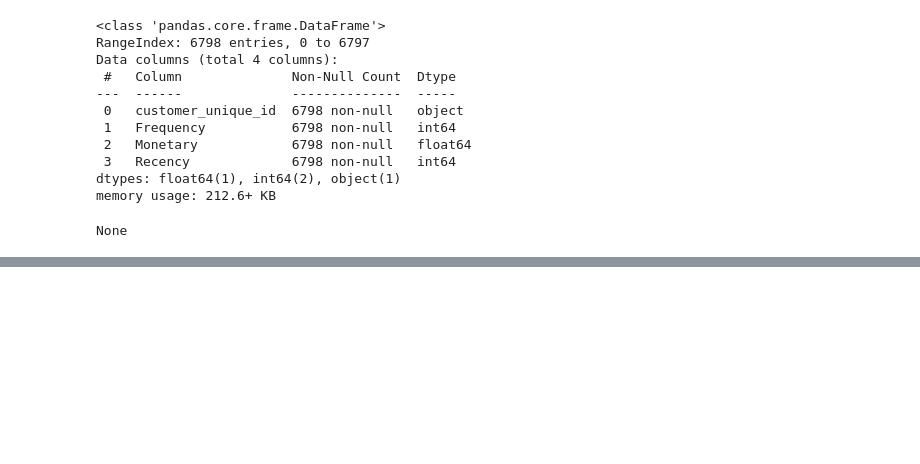
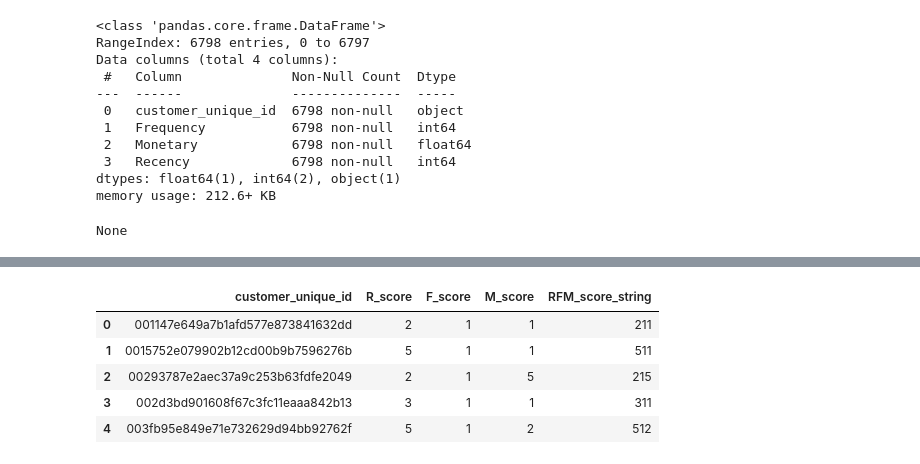
Before and after one commit to RizkiRdm/Olist-E-commerce-Performance-Analysis, a Jupyter notebook: notebooks/feature_engineering.ipynb, the cells around one changed output, grey strips where cells are left out. Cells and saved outputs as stored; diff of their text form; code cells hidden in the pictures; blank space fills up the shorter version.

```diff
--- a/notebooks/feature_engineering.ipynb
+++ b/notebooks/feature_engineering.ipynb
@@ -430,0 +433,8 @@ None
+# %%
+num_quantiles = 5
+
+customer_rfm_final_df["R_score"] = pd.qcut(
+    customer_rfm_final_df["Recency"], q=num_quantiles, labels=False, duplicates="drop"
+)
+
+customer_rfm_final_df["R_score"] = num_quantiles - customer_rfm_final_df["R_score"]
@@ -430,0 +610,13 @@ None
+# %%
+display(
+    customer_rfm_final_df[
+        ["customer_unique_id", "R_score", "F_score", "M_score", "RFM_score_string"]
+    ].head()
+)
+# %% [output]
+|  | customer_unique_id | R_score | F_score | M_score | RFM_score_string |
+| 0 | 001147e649a7b1afd577e873841632dd | 2 | 1 | 1 | 211 |
+| 1 | 0015752e079902b12cd00b9b7596276b | 5 | 1 | 1 | 511 |
+| 2 | 00293787e2aec37a9c253b63fdfe2049 | 2 | 1 | 5 | 215 |
+| 3 | 002d3bd901608f67c3fc11eaaa842b13 | 3 | 1 | 1 | 311 |
+| 4 | 003fb95e849e71e732629d94bb92762f | 5 | 1 | 2 | 512 |
```
Also changed, not shown: parts of 10 cells of this notebook.
